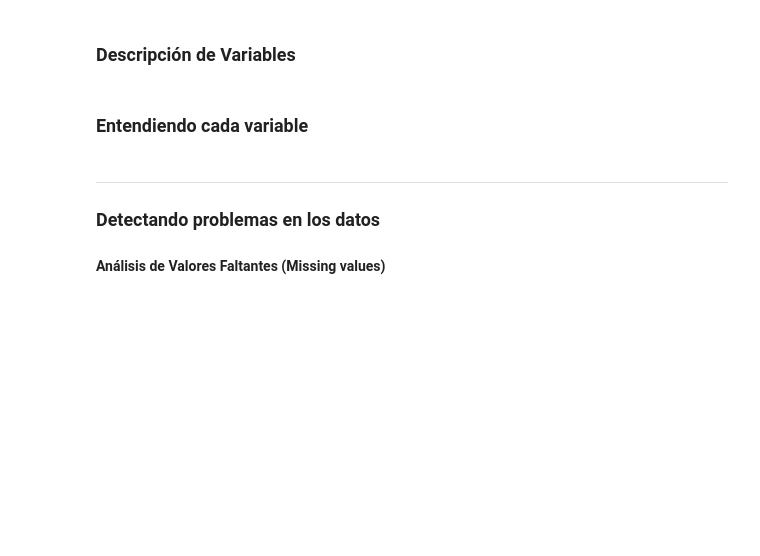
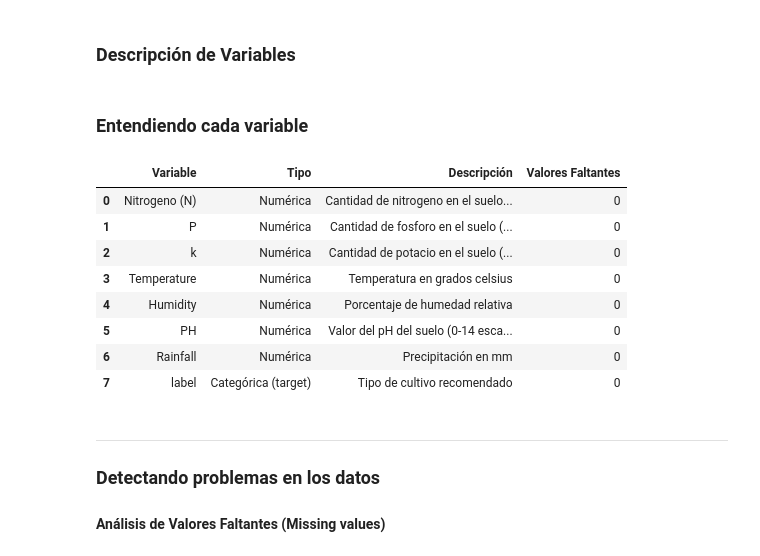
Before and after one commit to alejandrodgz/data_exploration, a Jupyter notebook: notebooks/1_bu_du_eda.ipynb, the cells around one changed output. Saved outputs shown, nothing was run; the diff lists cells and outputs as text; code cells hidden in the pictures; blank space fills up the shorter version.

```diff
--- a/notebooks/1_bu_du_eda.ipynb
+++ b/notebooks/1_bu_du_eda.ipynb
@@ -334,42 +344,46 @@ display(housing.describe().round(2).T)
 # %%
 # Diccionario de metadatos
 metadata = {
-    'Variable': ['longitude', 'latitude', 'housing_median_age', 'total_rooms',
-                 'total_bedrooms', 'population', 'households', 'median_income',
-                 'median_house_value', 'ocean_proximity'],
+    'Variable': ['Nitrogeno (N)','P','k','Temperature','Humidity','PH','Rainfall','label'],
     'Tipo': ['Numérica', 'Numérica', 'Numérica', 'Numérica', 'Numérica',
-             'Numérica', 'Numérica', 'Numérica', 'Numérica (Target)', 'Categórica'],
+             'Numérica', 'Numérica', 'Categórica (target)'],
     'Descripción': [
-        'Longitud geográfica (más oeste = mayor valor)',
-        'Latitud geográfica (más norte = mayor valor)',
-        'Edad mediana de las casas en el distrito (años)',
-        'Número total de habitaciones en el distrito',
-        'Número total de dormitorios en el distrito',
-        'Población total del distrito',
-        'Número total de hogares en el distrito',
-        'Ingreso mediano de los hogares (×$10,000)',
-        '🎯 Valor mediano de las casas (USD)',
-        'Proximidad al océano'
+        'Cantidad de nitrogeno en el suelo(***)',
+        'Cantidad de fosforo en el suelo (más norte = mayor valor)',
+        'Cantidad de potacio en el suelo (años)',
+        'Temperatura en grados celsius',
+        'Porcentaje de humedad relativa',
+        'Valor del pH del suelo (0-14 escala cerca al cero más ácido)',
+        'Precipitación en mm',
+        'Tipo de cultivo recomendado',
     ],
     'Valores Faltantes': [
-        housing['longitude'].isnull().sum(),
-        housing['latitude'].isnull().sum(),
-        housing['housing_median_age'].isnull().sum(),
-        housing['total_rooms'].isnull().sum(),
-        housing['total_bedrooms'].isnull().sum(),
-        housing['population'].isnull().sum(),
-        housing['households'].isnull().sum(),
-        housing['median_income'].isnull().sum(),
-        housing['median_house_value'].isnull().sum(),
-        housing['ocean_proximity'].isnull().sum()
+        crop_data['N'].isnull().sum(),
+        crop_data['P'].isnull().sum(),
+        crop_data['K'].isnull().sum(),
+        crop_data['temperature'].isnull().sum(),
+        crop_data['humidity'].isnull().sum(),
+        crop_data['ph'].isnull().sum(),
+        crop_data['rainfall'].isnull().sum(),
+        crop_data['label'].isnull().sum(),
     ]
 }
 
 df_metadata = pd.DataFrame(metadata)
-display(df_metadata.style.applymap(
+display(df_metadata.style.map(
     lambda x: 'background-color: #ffcccc' if x > 0 else '',
     subset=['Valores Faltantes']
 ))
+# %% [output]
+|  | Variable | Tipo | Descripción | Valores Faltantes |
+| 0 | Nitrogeno (N) | Numérica | Cantidad de nitrogeno en el suelo... | 0 |
+| 1 | P | Numérica | Cantidad de fosforo en el suelo (... | 0 |
+| 2 | k | Numérica | Cantidad de potacio en el suelo (... | 0 |
+| 3 | Temperature | Numérica | Temperatura en grados celsius | 0 |
+| 4 | Humidity | Numérica | Porcentaje de humedad relativa | 0 |
+| 5 | PH | Numérica | Valor del pH del suelo (0-14 esca... | 0 |
+| 6 | Rainfall | Numérica | Precipitación en mm | 0 |
+| 7 | label | Categórica (target) | Tipo de cultivo recomendado | 0 |
 # %% [markdown]
 ---
 ### Detectando problemas en los datos
```
Also changed, not shown: parts of 4 cells of this notebook, 2 other files.
